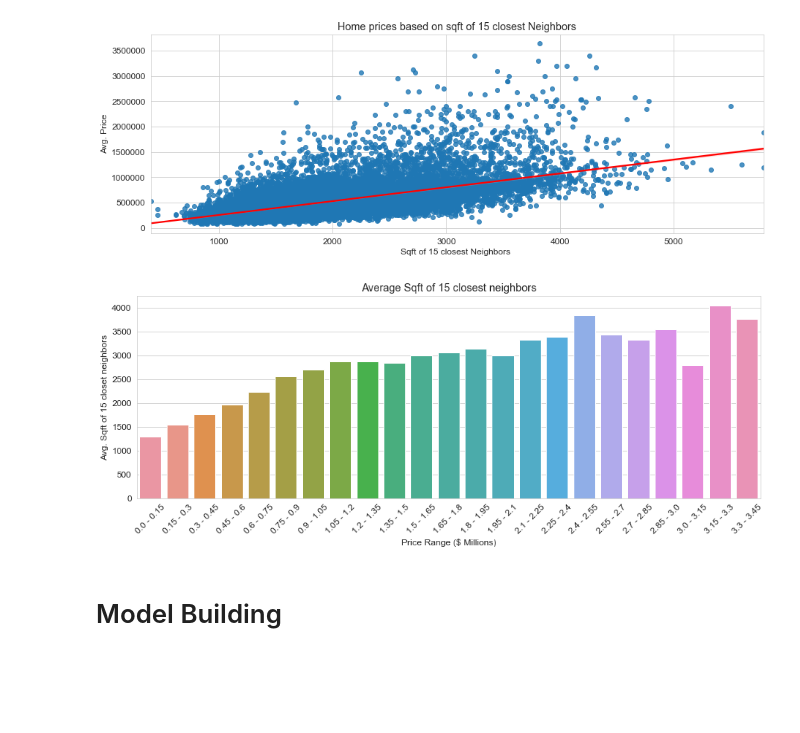
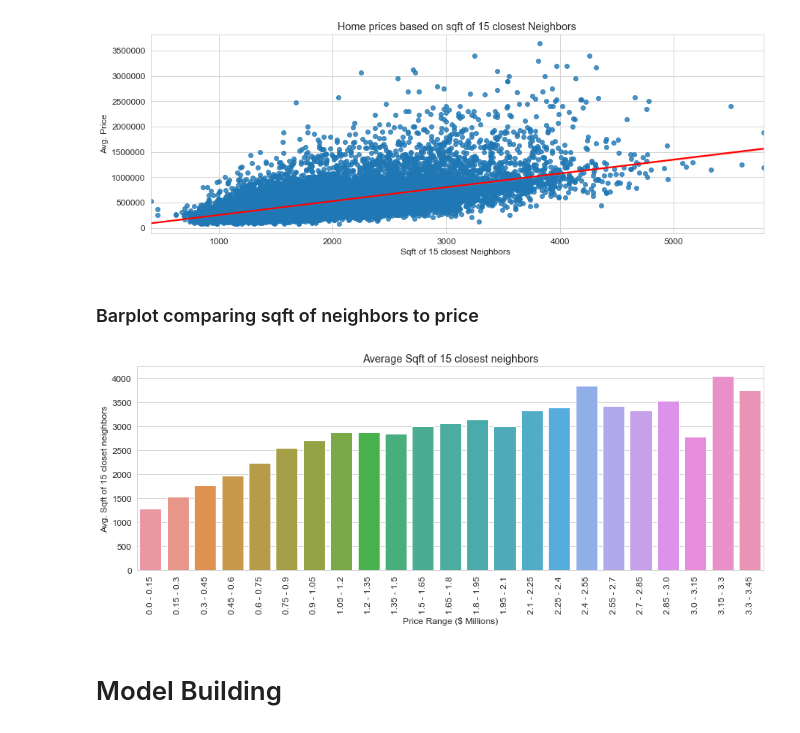
Before and after one commit to mankah/Project-2, a Jupyter notebook: Notebook.ipynb, the cells around one changed output. Drawn from its saved outputs; the diff is of its cells as text; code cells hidden in the pictures; blank space fills up the shorter version.

```diff
--- a/Notebook.ipynb
+++ b/Notebook.ipynb
@@ -349,39 +351,41 @@ plt.title("Home prices based on sqft of 15 closest Neighbors")
 plt.show()
 # %% [output]
 [figure]
+# %% [markdown]
+### Barplot comparing sqft of neighbors to price
 # %%
 # Creates the binning intervals for price
 bins = pd.interval_range(0,df.price.max(), freq=150000)
 
 # Creates a column where price values are sorted into bins
 df['price_bins'] = pd.cut(df.price, bins)
 
 # Finds the mean square footage for the 15 closest neighbors for each price bin for each price bin
 grouped_means = df.groupby("price_bins")['sqft_living15'].mean()
 grouped_means = grouped_means.reset_index().dropna(subset=['sqft_living15'])
 
 # Breaks up the bins into a readable format for plotting
 x_labels = [str(interval.left/1000000) + ' - ' + str(interval.right/1000000)
             for interval in grouped_means['price_bins']
            ]
 
 # Overwrite raw bins with readable format for easy plotting
 grouped_means['price_bins'] = x_labels
 
 # Initializes plot and style parameters
 plt.rc('font', size=12)
 sns.set_style('whitegrid')
 fig, ax = plt.subplots(figsize = (15, 5))
 
 # Plots price bins and average livable space
 ax = sns.barplot(y='sqft_living15',x='price_bins', data=grouped_means)
 
 # Modify plot label attributes
-plt.xticks(rotation=45)
+plt.xticks(rotation=90)
 ax.set(xlabel='Price Range ($ Millions)', ylabel='Avg. Sqft of 15 closet neighbors')
 plt.title("Average Sqft of 15 closest neighbors");
 # %% [output]
-[figure, old version]
+[figure, new version]
 # %% [markdown]
 # Model Building
 # %% [markdown]
```
Also changed, not shown: parts of 10 cells of this notebook.
